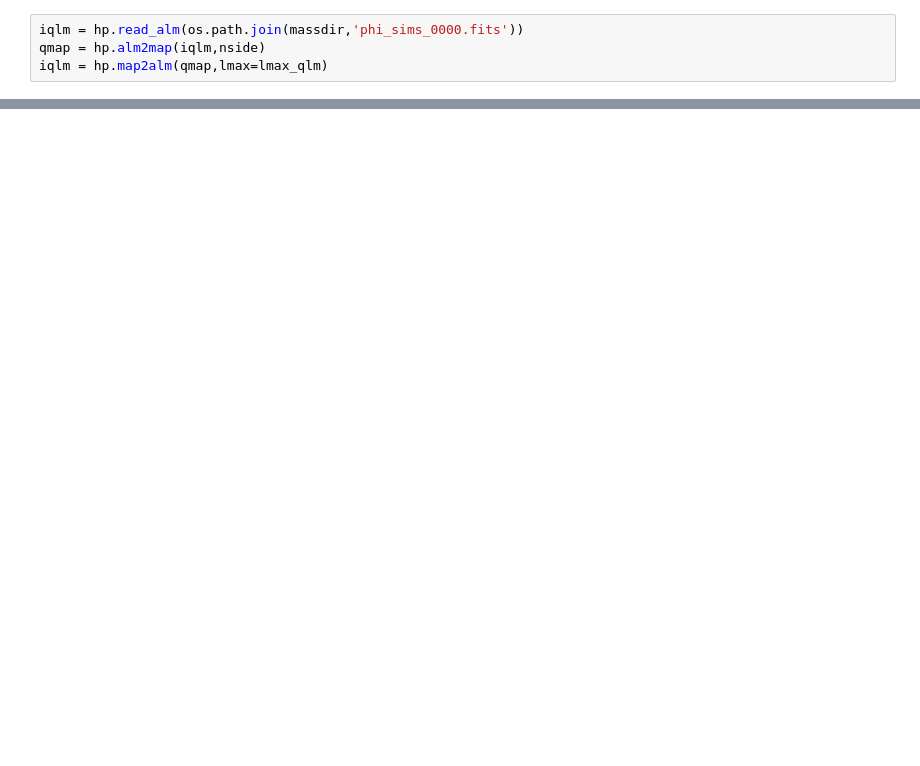
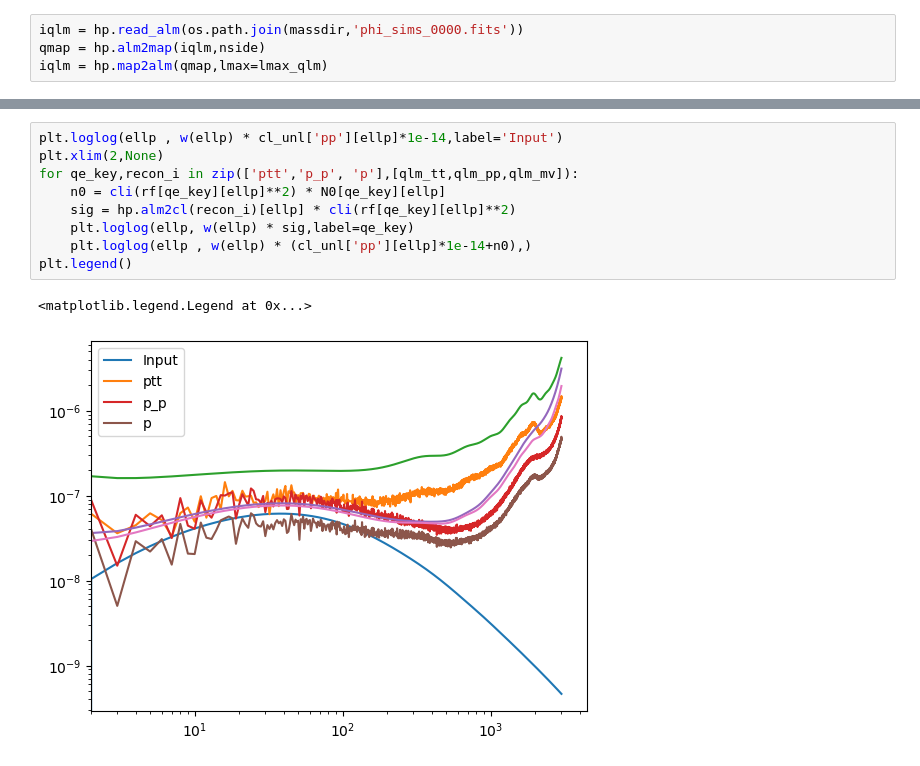
Before and after one commit to antolonappan/qe, a Jupyter notebook: quest.ipynb, the cells around one changed output, grey strips where cells are left out. Drawn from its saved outputs; the diff is of its cells as text; blank space fills up the shorter version.

```diff
--- a/quest.ipynb
+++ b/quest.ipynb
@@ -173,0 +238,12 @@ plt.xlim(0,300)
+# %%
+plt.loglog(ellp , w(ellp) * cl_unl['pp'][ellp]*1e-14,label='Input')
+plt.xlim(2,None)
+for qe_key,recon_i in zip(['ptt','p_p', 'p'],[qlm_tt,qlm_pp,qlm_mv]):
+    n0 = cli(rf[qe_key][ellp]**2) * N0[qe_key][ellp]
+    sig = hp.alm2cl(recon_i)[ellp] * cli(rf[qe_key][ellp]**2)
+    plt.loglog(ellp, w(ellp) * sig,label=qe_key)
+    plt.loglog(ellp , w(ellp) * (cl_unl['pp'][ellp]*1e-14+n0),)
+plt.legend()
+# %% [output]
+<matplotlib.legend.Legend at 0x...>
+[figure, added]
```
Also changed, not shown: parts of 13 cells of this notebook, 2 other files.
